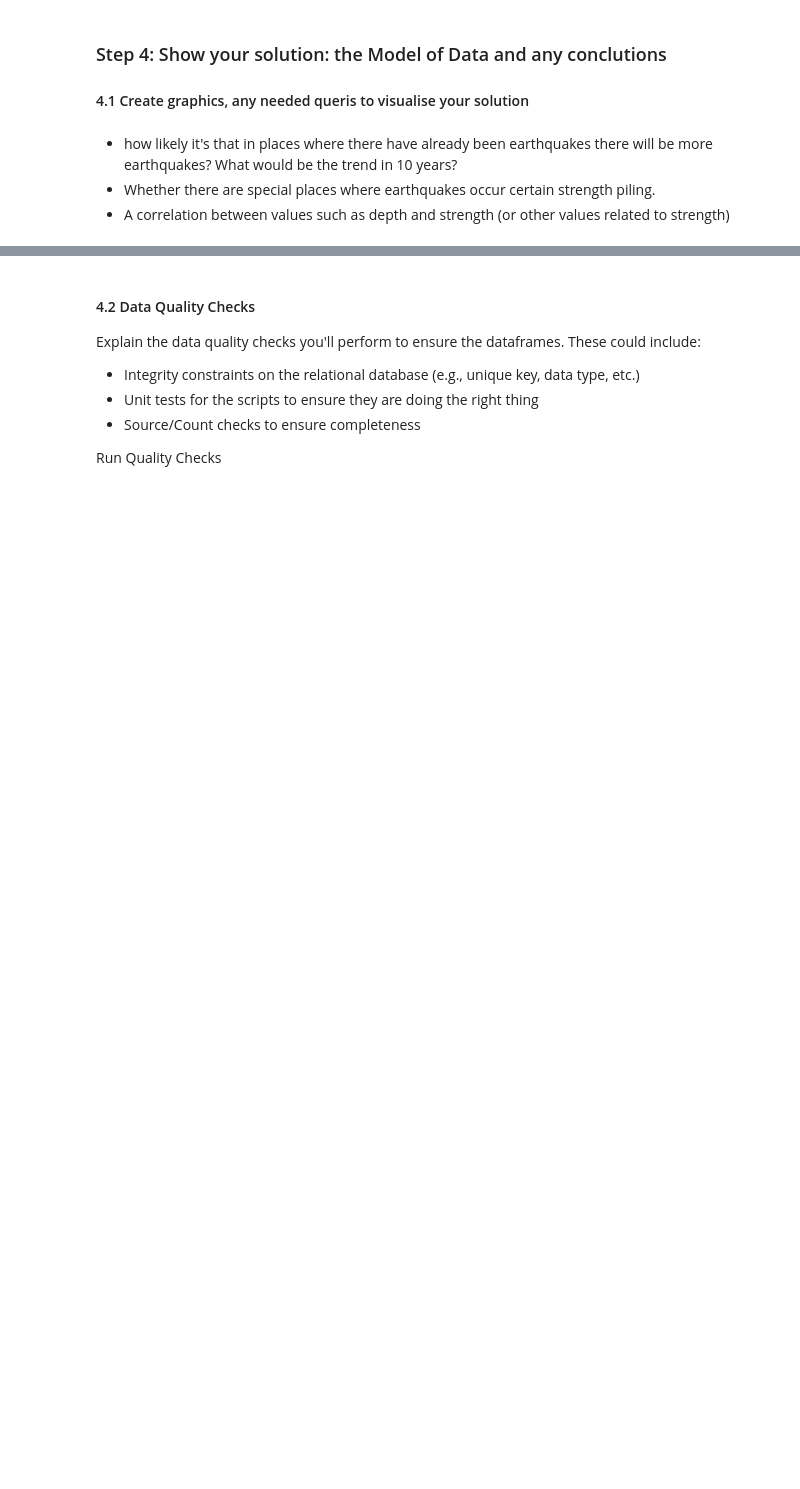
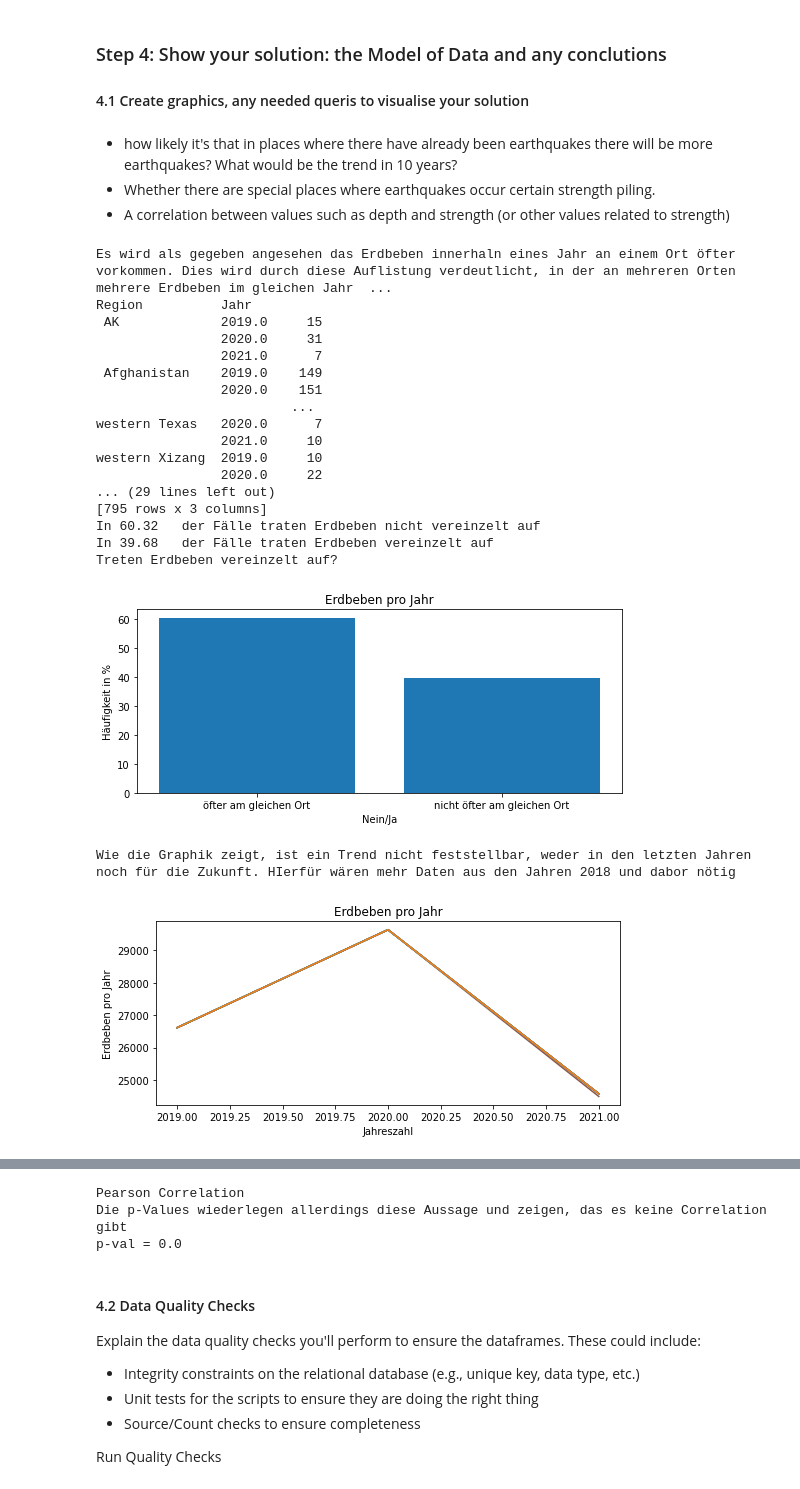
Before and after one commit to TeddyTedy/Data-Science, a Jupyter notebook: Prüfung/DataScience Project Erdbeben.ipynb, the cells around one changed output, grey strips where cells are left out. Saved outputs shown, nothing was run; the diff lists cells and outputs as text; code cells hidden in the pictures; blank space fills up the shorter version.

```diff
--- a/Prüfung/DataScience Project Erdbeben.ipynb
+++ b/Prüfung/DataScience Project Erdbeben.ipynb
@@ -1315,6 +1497,18 @@ else:
     HäufigkeitNicht= (size-size1)/size*100
     HäufigkeitNicht=round(HäufigkeitNicht,2)
     print('In',HäufigkeitNicht,'  der Fälle traten Erdbeben vereinzelt auf')
+
+y=[Häufigkeit, HäufigkeitNicht]
+x=['öfter am gleichen Ort', 'nicht öfter am gleichen Ort']
+
+
+
+print('Treten Erdbeben vereinzelt auf?')
+plt.bar(x,y)
+plt.title('Erdbeben pro Jahr')
+plt.xlabel('Nein/Ja')
+plt.ylabel('Häufigkeit in %')
+plt.show()
 
 
 print('Wie die Graphik zeigt, ist ein Trend nicht feststellbar, weder in den letzten Jahren noch für die Zukunft. HIerfür wären mehr Daten aus den Jahren 2018 und dabor nötig')
@@ -1343,30 +1537,51 @@ print('Anteil der Kleinen Beben an der gesamtzahl der Beben')
 
 print(p)
 
 earthquakeChanged = earthquakeChanged.astype({"Region": str})
 
 #Berrechne p für Alaska
 print(earthquakeChanged['Region'].value_counts())
 #Daraus folgt, Alaska hatte 13939 Erdbeben zu verzeichnen
 ErbebenAlaska=13939
 print(earthquakeklein['Region'].value_counts())
 #Daraus folgt, Alaska hatte 13805 kleine Erdbeben zu verzeichnen
 ErbebenAlaskaKlein=13805
 pAlaska=ErbebenAlaskaKlein/ErbebenAlaska*100
 
 print('Anteil der Kleinen Beben an der gesamtzahl der Beben in Alaska')
 
 print(pAlaska)
 
 
 #A correlation between values such as depth and strength (or other values related to strength)
 print('Die Pearson Correlation zeigt, das es zwischen diesen Werten einen zusammenhang gibt. Zu sehen in dieser Heatmap und dem Pearson Coeffizient.')
 plt.figure(figsize=(10,10))
 plt.title('Heatmap Correlation numerical values')
 sns.heatmap(earthquakeChanged.corr(),cbar=True,annot=True,cmap='Blues')
 plt.show()
 print('Pearson Correlation')
 r = pearson_r(earthquakeChanged['mag'], earthquakeChanged['depth'])
 print('Die p-Values wiederlegen allerdings diese Aussage und zeigen, das es keine Correlation gibt')
 p = np.sum(perm_replicates >= r_obs) / len(perm_replicates)
 print('p-val =', p)
+# %% [output]
+Es wird als gegeben angesehen das Erdbeben innerhaln eines Jahr an einem Ort öfter vorkommen. Dies wird durch diese Auflistung verdeutlicht, in der an mehreren Orten mehrere Erdbeben im gleichen Jahr  ...
+Region          Jahr
+ AK             2019.0     15
+                2020.0     31
+                2021.0      7
+ Afghanistan    2019.0    149
+                2020.0    151
+                         ...
+western Texas   2020.0      7
+                2021.0     10
+western Xizang  2019.0     10
+                2020.0     22
+... (29 lines left out)
+[795 rows x 3 columns]
+In 60.32   der Fälle traten Erdbeben nicht vereinzelt auf
+In 39.68   der Fälle traten Erdbeben vereinzelt auf
+Treten Erdbeben vereinzelt auf?
+[figure, added]
+Wie die Graphik zeigt, ist ein Trend nicht feststellbar, weder in den letzten Jahren noch für die Zukunft. HIerfür wären mehr Daten aus den Jahren 2018 und dabor nötig
+[figure, added]
@@ -1373,3 +1606,6 @@ print('p-val =', p)
+Pearson Correlation
+Die p-Values wiederlegen allerdings diese Aussage und zeigen, das es keine Correlation gibt
+p-val = 0.0
 # %% [markdown]
 #### 4.2 Data Quality Checks
 Explain the data quality checks you'll perform to ensure the dataframes. These could include:
```
Also changed, not shown: parts of 15 cells of this notebook.
